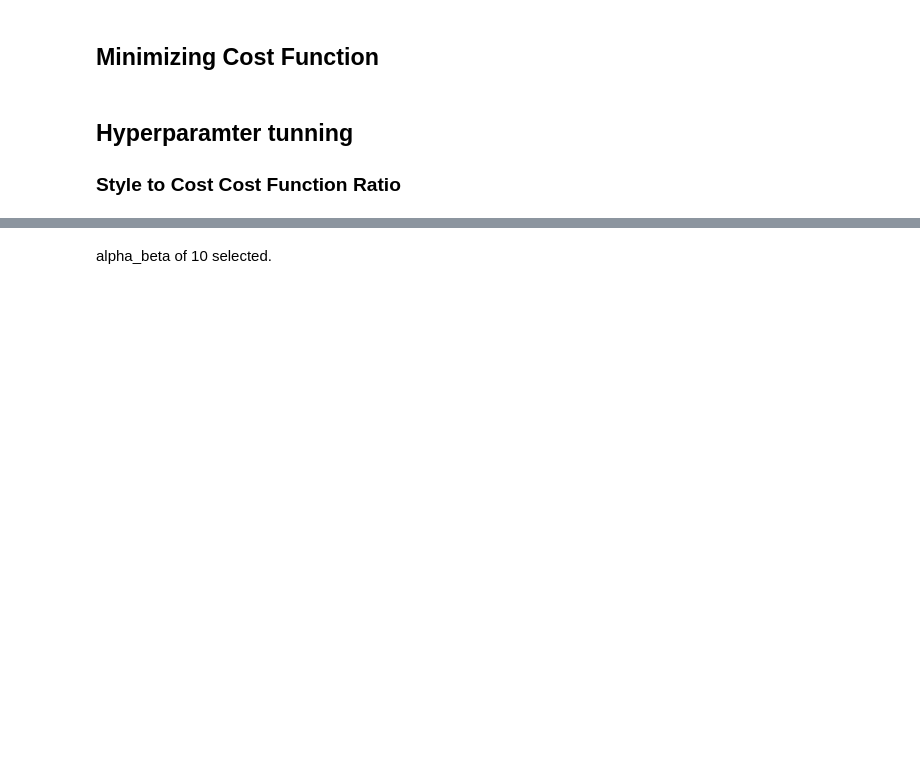
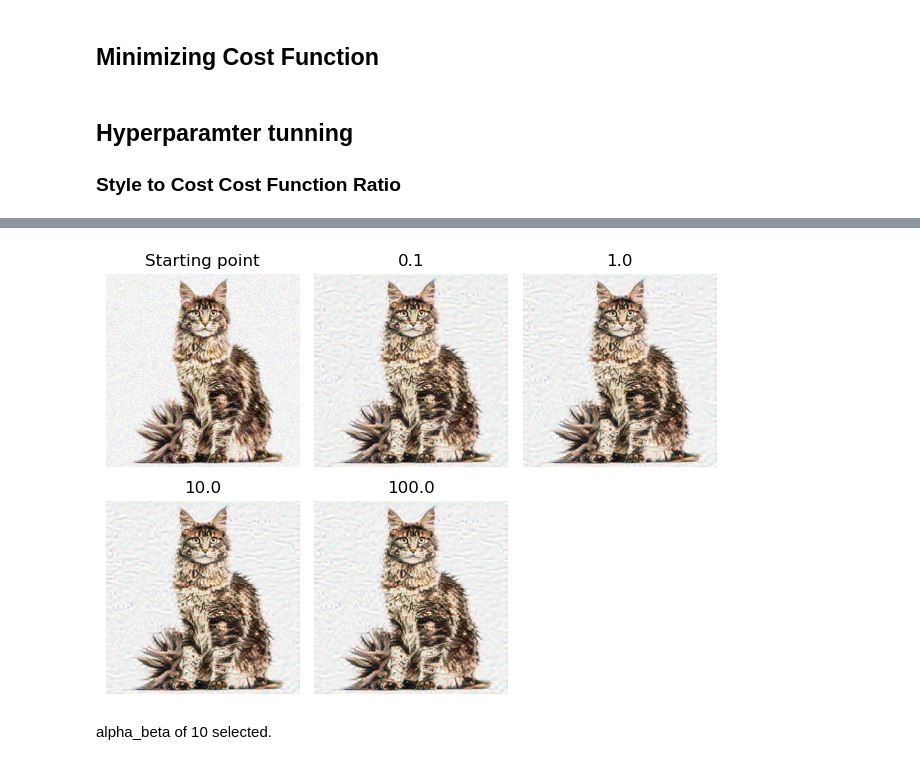
Before and after one commit to NinaCilliers/style_transfer, a Jupyter notebook: style_transfer.ipynb, the cells around one changed output, grey strips where cells are left out. Cells and saved outputs as stored; diff of their text form; code cells hidden in the pictures; blank space fills up the shorter version.

```diff
--- a/style_transfer.ipynb
+++ b/style_transfer.ipynb
@@ -316,9 +277,0 @@ Image training progression:
-# %%
-#results of ratio fit
-print('Starting point')
-display(show_tensor(starting_point))
-print('Alpha to beta ratio and final iteration image:')
-
-for i, image in enumerate(image_log):
-    print(alpha_beta_range[i])
-    display(show_tensor(image))
@@ -337,3 +307,20 @@ Alpha to beta ratio and final iteration image:
+# %%
+#results of ratio fit
+rows = int(np.ceil(len(image_log)/2+1))
+plt.subplot(2,rows,1)
+plt.title('Starting point')
+plt.imshow(show_tensor(starting_point))
+plt.axis('off')
+
+for i, image in enumerate(image_log):
+    plt.subplot(2,rows,i+2)
+    plt.title(alpha_beta_range[i])
+    plt.imshow(show_tensor(image))
+    plt.axis('off')
+
+plt.tight_layout()
+# %% [output]
+[figure, added]
 # %% [markdown]
 alpha_beta of 10 selected.
 # %%
```
Also changed, not shown: parts of 16 cells of this notebook.
